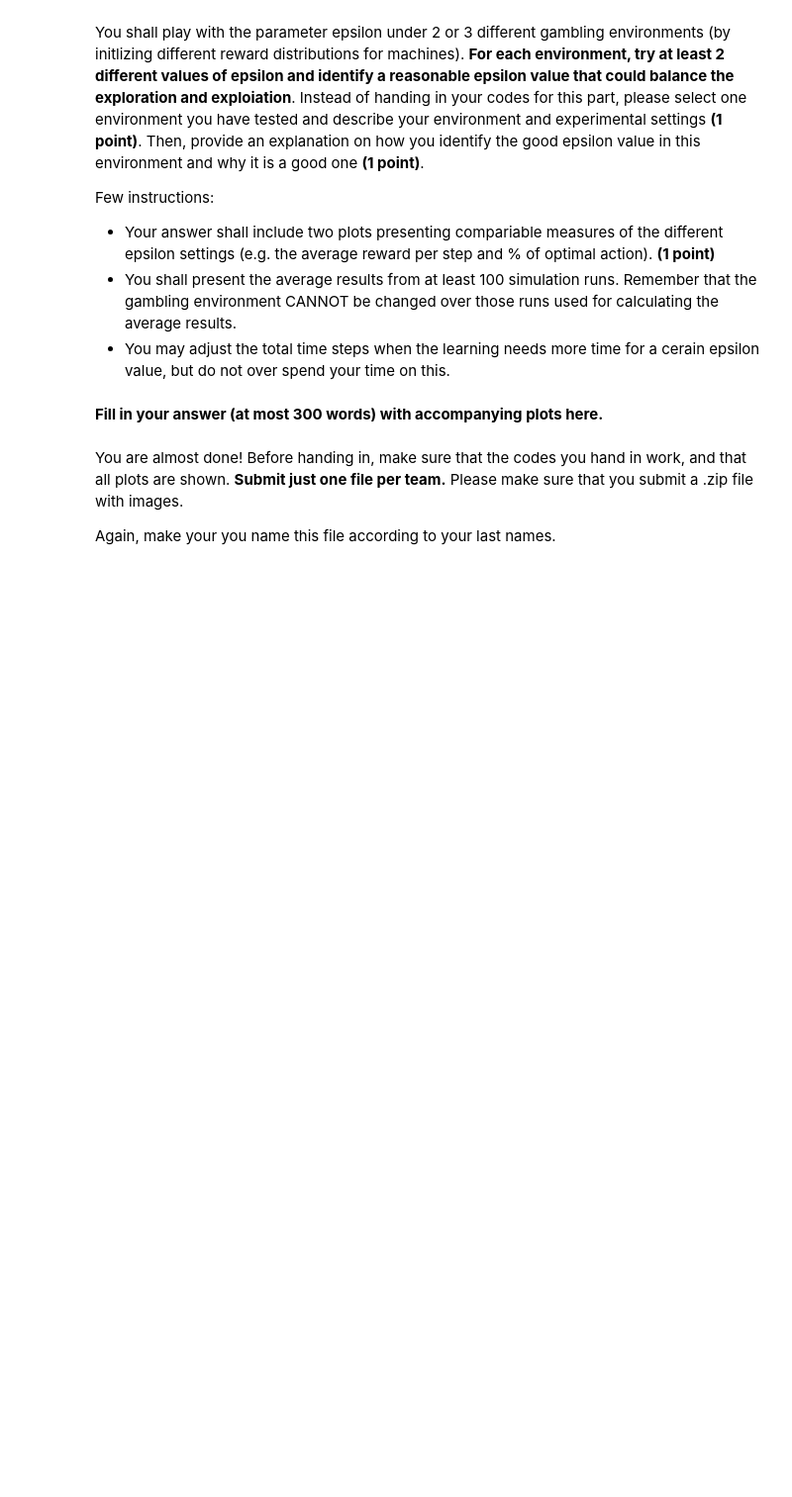
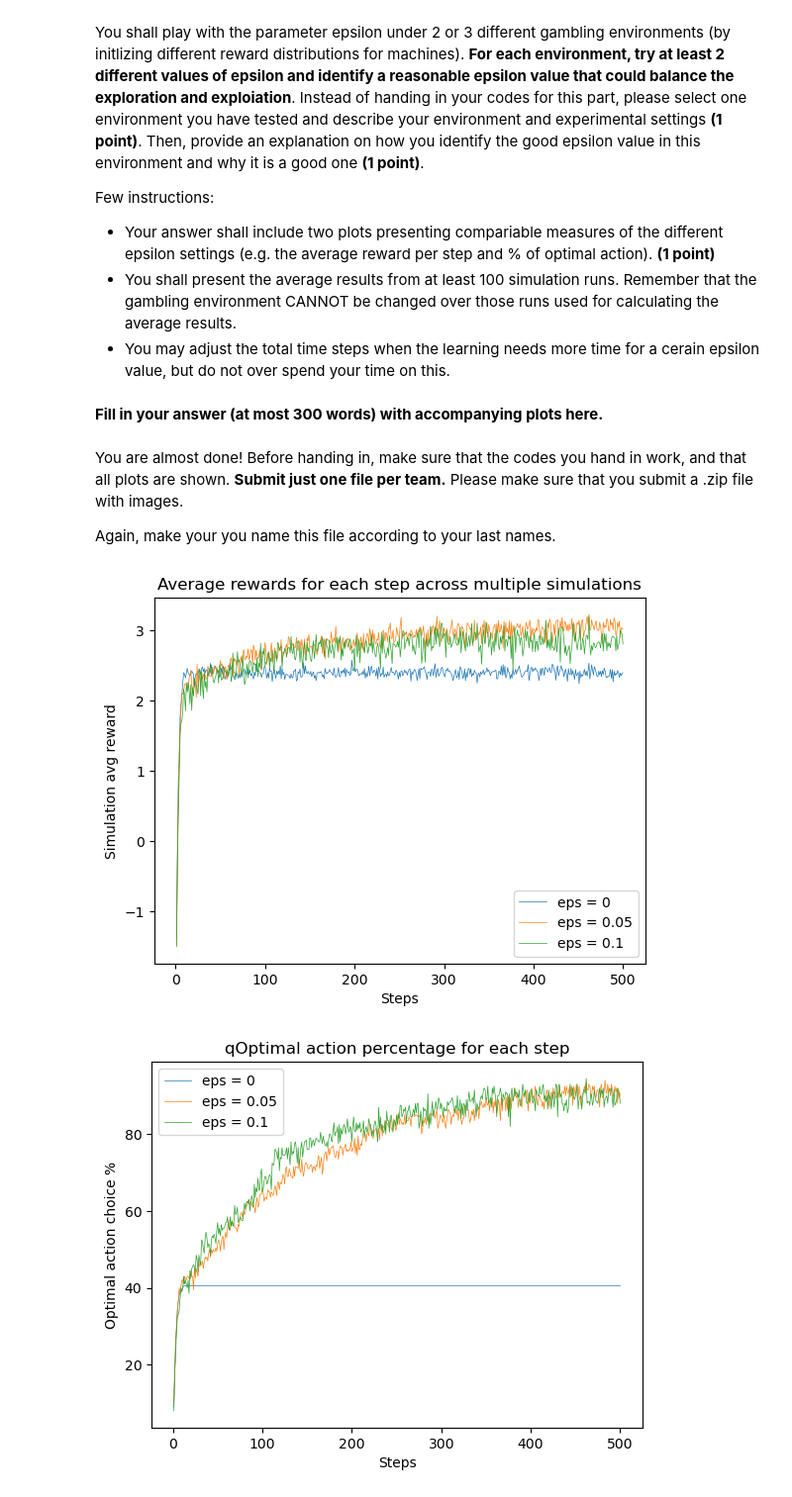
Before and after one commit to leonardocarboni/aml-carboni-bais, a Jupyter notebook: Assignment 1/bais_carboni.ipynb, the cells around one changed output. Shown: that part at 99% size. Drawn from its saved outputs; the diff is of its cells as text; code cells hidden in the pictures; blank space fills up the shorter version.

```diff
--- a/Assignment 1/bais_carboni.ipynb
+++ b/Assignment 1/bais_carboni.ipynb
@@ -284,33 +288,36 @@ for i_eps, epsilon in enumerate(np.arange(0, 0.11, 0.05)):
 env.close()
 
 # average reward plot
 plot1, = plt.plot(np.arange(1, 501, 1), np.array(
     steps_list[0]), label='eps = 0', linewidth=0.5)
 
 plot2, = plt.plot(np.arange(1, 501, 1), np.array(
     steps_list[1]), label='eps = 0.05', linewidth=0.5)
 
 plot3, = plt.plot(np.arange(1, 501, 1), np.array(
     steps_list[2]), label='eps = 0.1', linewidth=0.5)
 plt.legend(handles=[plot1, plot2, plot3])
 plt.xlabel("Steps")
 plt.ylabel("Simulation avg reward")
 plt.title("Average rewards for each step across multiple simulations")
 plt.show()
 
 # optimal action plot
 plot1, = plt.plot(np.arange(1, 501, 1), np.array(
     best_action_epsilon[0]), label='eps = 0', linewidth=0.5)
 
 plot2, = plt.plot(np.arange(1, 501, 1), np.array(
     best_action_epsilon[1]), label='eps = 0.05', linewidth=0.5)
 
 plot3, = plt.plot(np.arange(1, 501, 1), np.array(
     best_action_epsilon[2]), label='eps = 0.1', linewidth=0.5)
 plt.legend(handles=[plot1, plot2, plot3])
 plt.xlabel("Steps")
 plt.ylabel("Optimal action choice %")
-plt.title("Optimal action percentage for each step")
+plt.title("qOptimal action percentage for each step")
 plt.show()
+# %% [output]
+[figure, added]
+[figure, added]
 # %% [markdown]
 # Conclusions
```
Also changed, not shown: parts of 5 cells of this notebook, 1 other file.
